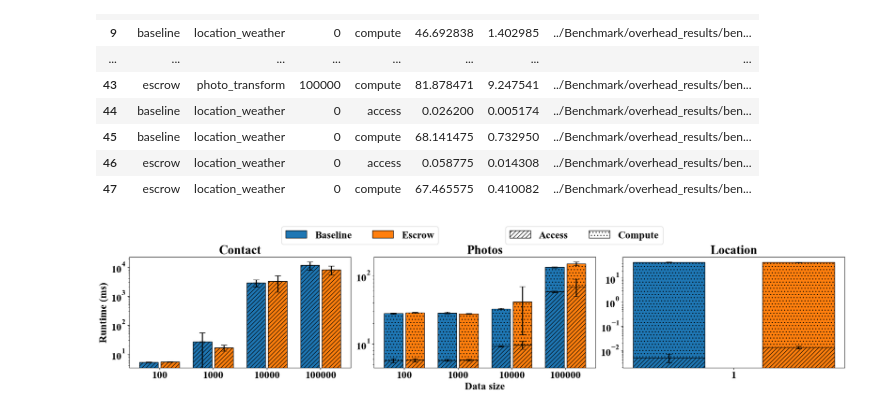
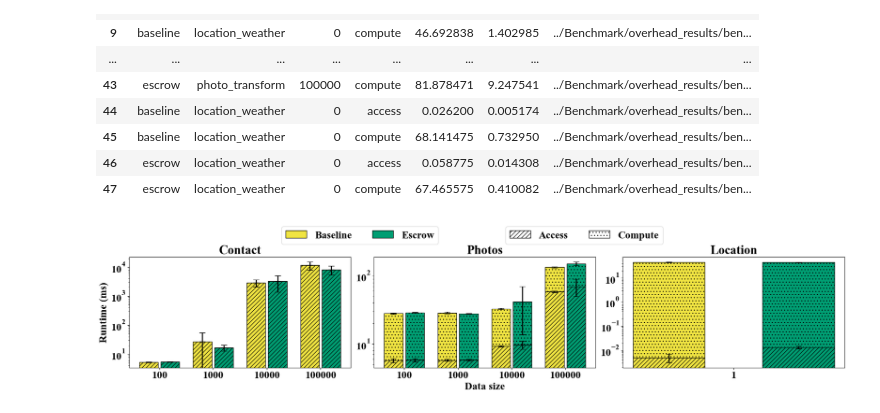
Before and after one commit to youny626/AppleEscrow, a Jupyter notebook: Benchmark/plot_overhead.ipynb, the cells around one changed output. Saved outputs shown, nothing was run; the diff lists cells and outputs as text; code cells hidden in the pictures.

```diff
--- a/Benchmark/plot_overhead.ipynb
+++ b/Benchmark/plot_overhead.ipynb
@@ -55,6 +55,7 @@ data
 # %%
 # Stacked bar plots: access + compute per approach
 from math import sqrt
+from matplotlib.colors import to_hex
 
 
 queries = {
@@ -63,10 +64,12 @@ queries = {
     'location_weather': 'Location'
 }
 approaches = list(data['approach'].unique())
-# color map for approaches
+
+# Colorblind-safe Okabe–Ito colors for approaches
+# Share main color (green) with VTP in bench plots
 approach_colors = {
-    'escrow': '#ff7f0e',
-    'baseline': '#1f77b4'
+    'escrow': '#009E73',  # green (main)
+    'baseline': '#F0E442'  # yellow
 }
 # hatches for metrics
 metric_hatch = {
@@ -110,31 +113,31 @@ for ax, (q, title) in zip(axes, queries.items()):
         bars_a = ax.bar(x + offset, mean_a, width, color=color, hatch=metric_hatch['access'], edgecolor='black')
         # error bars for access segment (on its top)
         ax.errorbar(x + offset, mean_a, yerr=std_a, fmt='none', ecolor='black', capsize=6, elinewidth=2)
         # stacked compute segment
         bars_c = ax.bar(x + offset, mean_c, width, bottom=mean_a, color=color, hatch=metric_hatch['compute'], edgecolor='black')
         # error bars for compute segment (on top of stacked bar)
         ax.errorbar(x + offset, np.array(mean_a) + np.array(mean_c), yerr=std_c, fmt='none', ecolor='black', capsize=6, elinewidth=2)
 
     ax.set_title(title)
     ax.set_xticks(x)
     ax.set_xticklabels(sizes)
     if title == 'Photos':
         ax.set_xlabel('Data size')
     ax.tick_params(axis='x', which='major')
 
     ax.set_yscale('log')
 
 axes[0].set_ylabel('Runtime (ms)', fontweight='bold')
 
 # Legends: place above subplot titles at the very top corners
 approach_handles = [Patch(facecolor=approach_colors[a], edgecolor='black', label=a.capitalize()) for a in approaches]
 metric_handles = [Patch(facecolor='white', edgecolor='black', hatch=metric_hatch[m], label=m.capitalize()) for m in ['access','compute']]
 fig.legend(handles=approach_handles, loc='upper center', ncol=2, bbox_to_anchor=(0.35, 1.15))
 fig.legend(handles=metric_handles, loc='upper center', ncol=2, bbox_to_anchor=(0.65, 1.15))
 
 fig_name = f"figures/overhead/overhead.pdf"
 plt.savefig(fig_name, bbox_inches='tight')
 plt.show()
 plt.close()
 # %% [output]
-[figure, old version]
+[figure, new version]
```
Also changed, not shown: 4 other files.
